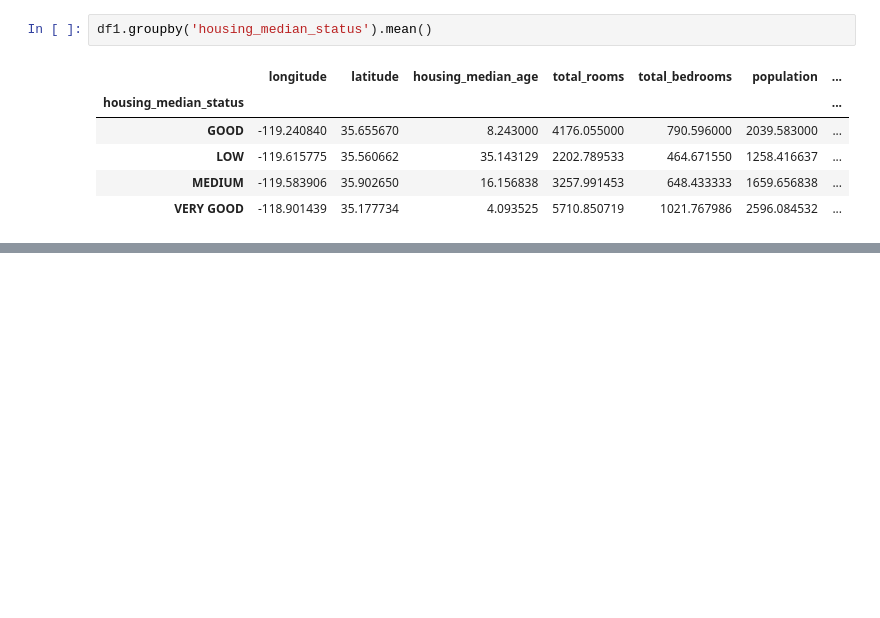
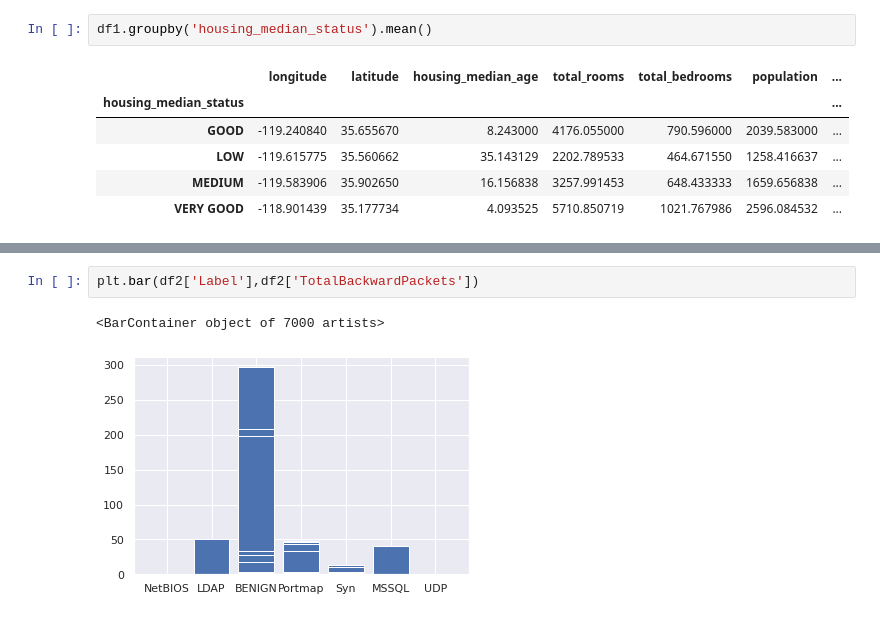
Before and after one commit to chaubeyarvind/DataAnalytics-NumPY, a Jupyter notebook: ArvindChaubey_DataAnalytics_Sep27_2022.ipynb, the cells around one changed output, grey strips where cells are left out. Drawn from its saved outputs; the diff is of its cells as text; blank space fills up the shorter version.

```diff
--- a/ArvindChaubey_DataAnalytics_Sep27_2022.ipynb
+++ b/ArvindChaubey_DataAnalytics_Sep27_2022.ipynb
@@ -606,0 +749,5 @@ df1.groupby('ocean_proximity').agg(list)
+# %%
+plt.bar(df2['Label'],df2['TotalBackwardPackets'])
+# %% [output]
+<BarContainer object of 7000 artists>
+[figure, added]
```
Also changed, not shown: parts of 24 cells of this notebook.
